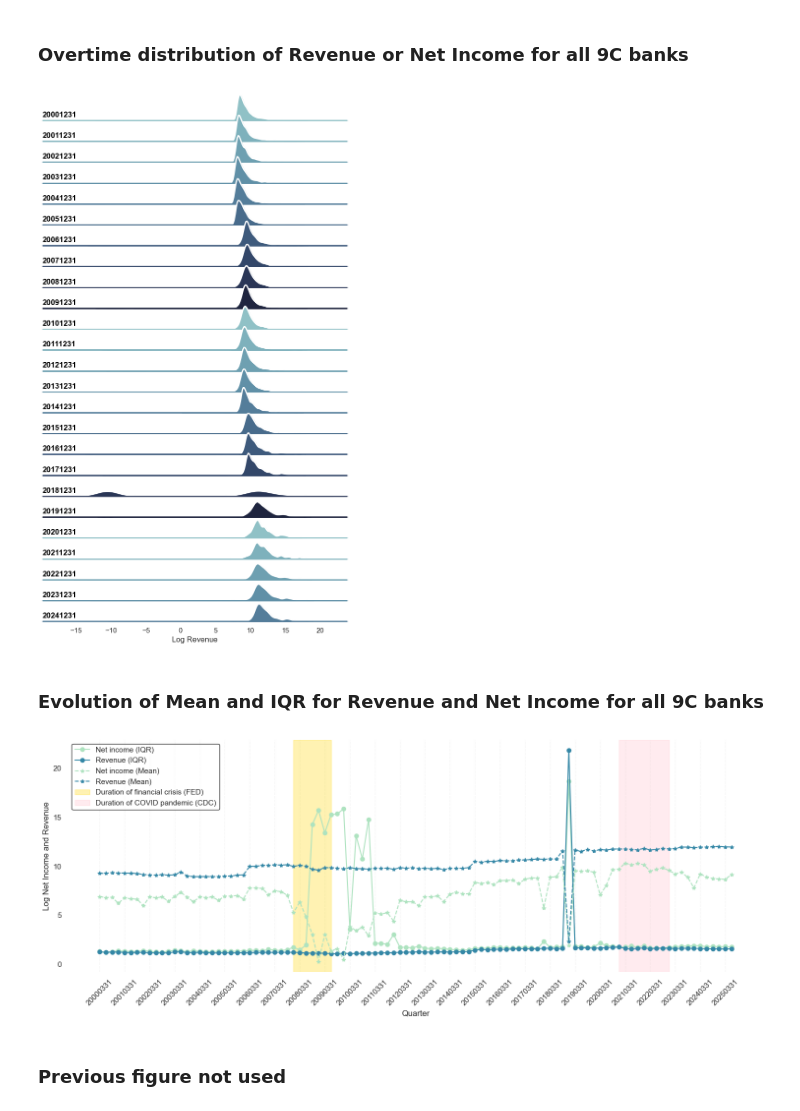
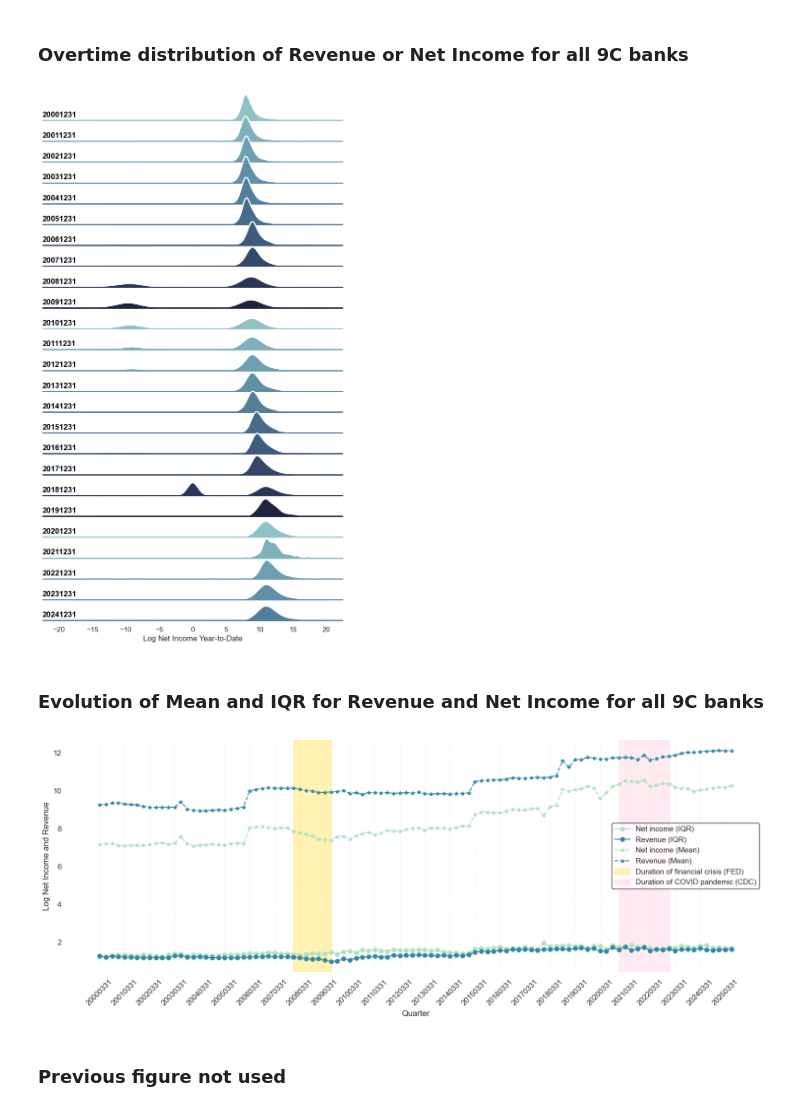
Before and after one commit to jmanacid1/DSE-Project, a Jupyter notebook: Descriptive_Analysis/notebooks/Descriptive_Analysis_JF.ipynb, the cells around one changed output. Saved outputs shown, nothing was run; the diff lists cells and outputs as text; code cells hidden in the pictures.

Commit message:
changes in data sources and images

```diff
--- a/Descriptive_Analysis/notebooks/Descriptive_Analysis_JF.ipynb
+++ b/Descriptive_Analysis/notebooks/Descriptive_Analysis_JF.ipynb
@@ -7,9 +7,18 @@ import numpy as np
 # %% [markdown]
 ## Data import
 # %%
-df_9c = pd.read_pickle("../../Data_Processing/outputs/df_y9c.pickle")
-path_output_ = r"../../Data_Processing/outputs/"
-df_parent = pd.concat([pd.read_pickle(os.path.join(path_output_, file_)) for file_ in os.listdir(path_output_) if 'parent' in file_],axis=0).reset_index(drop=True)
+path_output_ = r"../../Data_Processing/outputs/banks_y9c"
+df_9c =  pd.concat([
+    pd.read_pickle(os.path.join(path_output_, file_))
+    for file_ in os.listdir(path_output_)
+    ],axis=0).reset_index(drop=True)
+# %%
+
+path_output_ = r"../../Data_Processing/outputs/banks_parent"
+df_parent = pd.concat([
+    pd.read_pickle(os.path.join(path_output_, file_))
+    for file_ in os.listdir(path_output_)
+    ],axis=0).reset_index(drop=True)
 # %%
 df_all = pd.concat([df_9c, df_parent], axis=0).reset_index(drop=True)
 # %% [markdown]
@@ -32,6 +41,9 @@ df_all['PROFITABILITY'] = df_all['NET_INCOME'] / df_all['REVENUE']
 df_all['REVENUE_logneg'] = df_all['REVENUE'].apply(log_neg)
 df_all['NET_INCOME_logneg'] = df_all['NET_INCOME'].apply(log_neg)
 df_all['PROFITABILITY_logneg'] = df_all['PROFITABILITY'].apply(log_neg)
+
+df_all['REVENUE_CUMMULATIVE_logneg'] = df_all['REVENUE_CUMMULATIVE'].apply(log_neg)
+df_all['NET_INCOME_CUMMULATIVE_logneg'] = df_all['NET_INCOME_CUMMULATIVE'].apply(log_neg)
 # %% [markdown]
 ## Key plots
 # %% [markdown]
@@ -117,9 +129,16 @@ plt.show()
 # %% [markdown]
 ### Overtime distribution of Revenue or Net Income for all 9C banks
 # %%
-figure_path_ = '../outputs/overtime_distribution_revenue_9c.png'
-col_xaxis = "REVENUE_logneg"
-title_ = "Log Revenue"
+figure_path_ = '../outputs/overtime_distribution_netincome_9c.png'
+col_xaxis = "NET_INCOME_CUMMULATIVE_logneg"
+title_ = "Log Net Income Year-to-Date"
+
+# uncomment for revenue plots (comment previous for net income plots)
+# figure_path_ = '../outputs/overtime_distribution_revenue_9c.png'
+# col_xaxis = "REVENUE_CUMMULATIVE_logneg"
+# title_ = "Log Revenue Year-to-Date"
+
+
 col_yaxis = "quarter"
 
 
@@ -129,7 +148,7 @@ sns.set_theme(style="white", rc={"axes.facecolor": (0, 0, 0, 0)})
 
 # Create the data
 df = df_all[(df_all['report_type'].str.contains('Y9C')==True)
-             & (df_all['quarter'].str.endswith('1231') == True)
+             & (df_all['quarter'].str.endswith('1231') == True) #SINCE WE ARE USING REVENUE_CUMMULATIVE_logneg THERE IS NO ISSUE
             ]
 
 
@@ -145,33 +164,33 @@ g.map(sns.kdeplot, col_xaxis,
 g.map(sns.kdeplot, col_xaxis, clip_on=False, color="w", lw=2, bw_adjust=.5)
 
 # passing color=None to refline() uses the hue mapping
 g.refline(y=0, linewidth=2, linestyle="-", color=None, clip_on=False)
 
 
 # Define and use a simple function to label the plot in axes coordinates
 def label(x, color, label):
     ax = plt.gca()
     ax.text(0, .2, label, fontweight="bold", color='black',
             ha="left", va="center", transform=ax.transAxes)
 
 
 g.map(label, col_xaxis)
 
 # Set the subplots to overlap
 g.figure.subplots_adjust(hspace=-.25)
 
 # Remove axes details that don't play well with overlap
 g.set_titles("")
 g.set(yticks=[], ylabel="")
 g.despine(bottom=True, left=True)
 
 bottom_ax = g.axes[-1, 0]
 
 bottom_ax.set_xlabel(title_)  # ← change text here
 
 plt.savefig(figure_path_, dpi=300, bbox_inches='tight')  # PNG with high resolution
 plt.show()
 # %% [output]
-[figure, old version]
+[figure, new version]
 # %% [markdown]
 ### Evolution of Mean and IQR for Revenue and Net Income for all 9C banks
@@ -198,8 +224,6 @@ for quarter_ in quarters_all:
     mean_netincome[quarter_] = data_netincome.mean()
     mean_revenue[quarter_] = data_revenue.mean()
 # %%
-figure_path_ = '../outputs/overtime_rev_netincome_iqr_mean_crisis.png'
-
 quarters = sorted(IQRs_netincome.keys())
 iqr_values_netincome = [IQRs_netincome[q] for q in quarters]
 iqr_values_revenue = [IQRs_revenue[q] for q in quarters]
@@ -260,7 +284,7 @@ for idx,spine in enumerate(ax.spines.values()):
 plt.savefig(figure_path_, dpi=300, bbox_inches='tight')  # PNG with high resolution
 plt.show()
 # %% [output]
-[figure, old version]
+[figure, new version]
 # %% [markdown]
 ### Previous figure not used
 # %%
```
Also changed, not shown: parts of 3 cells of this notebook, 24 other files.
